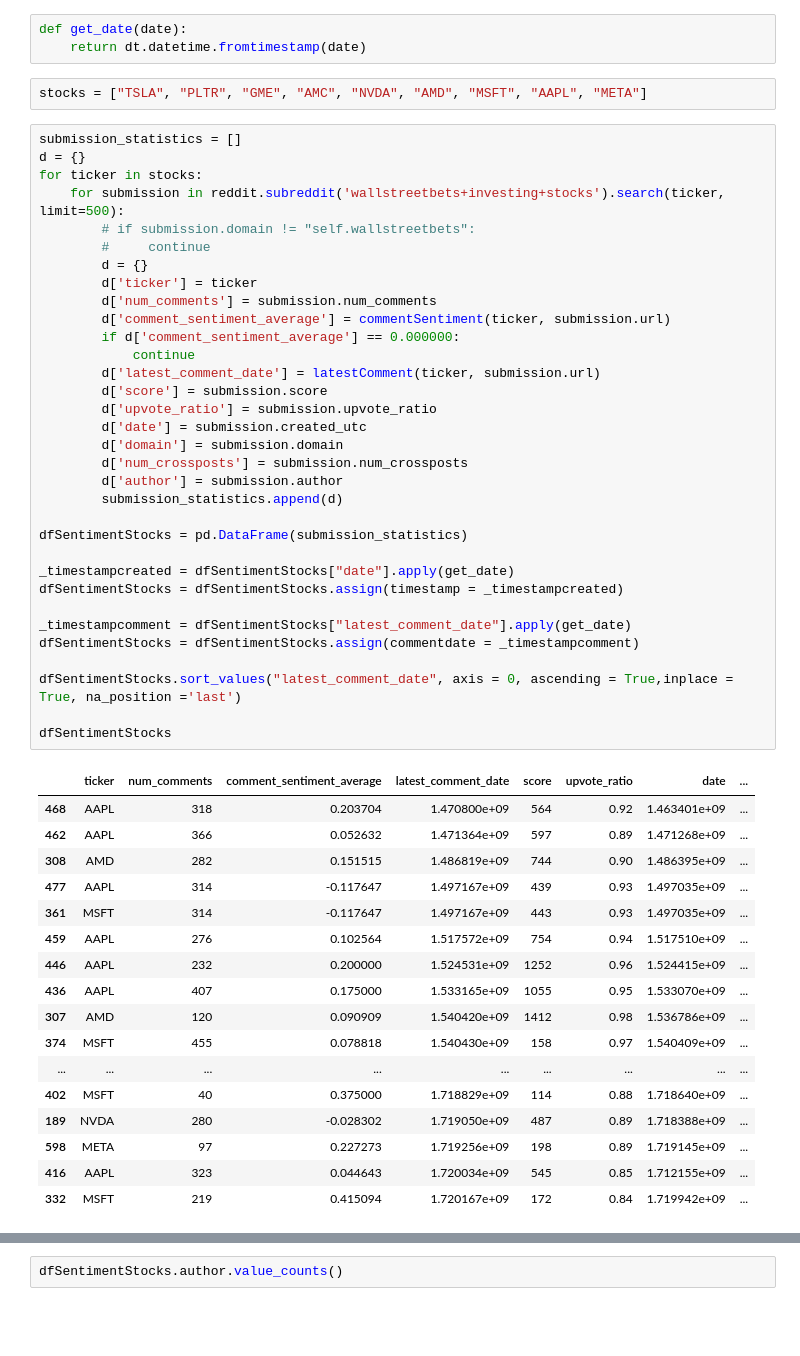
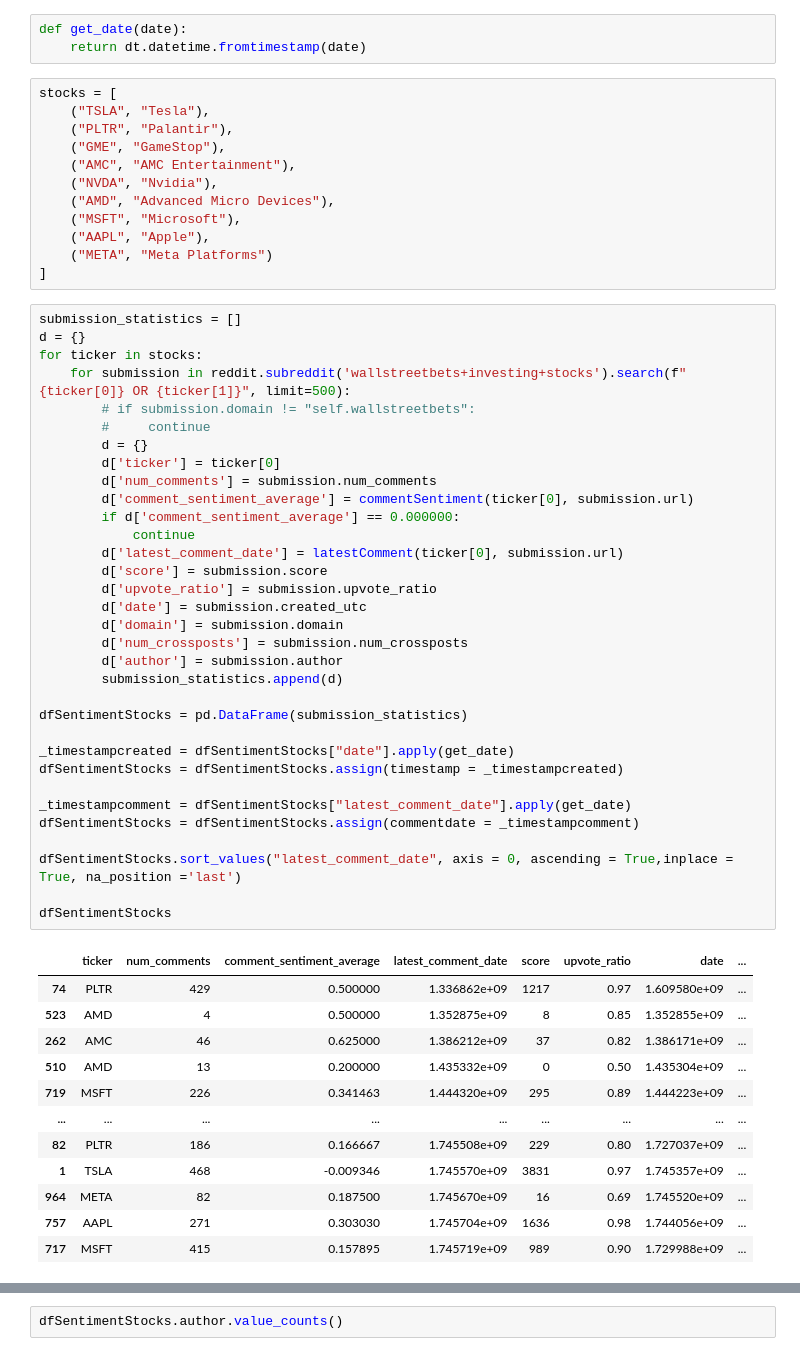
Before and after one commit to JacksonGiemza/reddit-sentiment-analysis, a Jupyter notebook: reddit/reddit.ipynb, the cells around one changed output, grey strips where cells are left out. Drawn from its saved outputs; the diff is of its cells as text; blank space fills up the shorter version.

```diff
--- a/reddit/reddit.ipynb
+++ b/reddit/reddit.ipynb
@@ -87,55 +88,60 @@ def latestComment(ticker, urlT):
 def get_date(date):
     return dt.datetime.fromtimestamp(date)
 # %%
-stocks = ["TSLA", "PLTR", "GME", "AMC", "NVDA", "AMD", "MSFT", "AAPL", "META"]
+stocks = [
+    ("TSLA", "Tesla"),
+    ("PLTR", "Palantir"),
+    ("GME", "GameStop"),
+    ("AMC", "AMC Entertainment"),
+    ("NVDA", "Nvidia"),
+    ("AMD", "Advanced Micro Devices"),
+    ("MSFT", "Microsoft"),
+    ("AAPL", "Apple"),
+    ("META", "Meta Platforms")
+]
 # %%
 submission_statistics = []
 d = {}
 for ticker in stocks:
-    for submission in reddit.subreddit('wallstreetbets+investing+stocks').search(ticker, limit=500):
+    for submission in reddit.subreddit('wallstreetbets+investing+stocks').search(f"{ticker[0]} OR {ticker[1]}", limit=500):
         # if submission.domain != "self.wallstreetbets":
         #     continue
         d = {}
-        d['ticker'] = ticker
+        d['ticker'] = ticker[0]
         d['num_comments'] = submission.num_comments
-        d['comment_sentiment_average'] = commentSentiment(ticker, submission.url)
+        d['comment_sentiment_average'] = commentSentiment(ticker[0], submission.url)
         if d['comment_sentiment_average'] == 0.000000:
             continue
-        d['latest_comment_date'] = latestComment(ticker, submission.url)
+        d['latest_comment_date'] = latestComment(ticker[0], submission.url)
         d['score'] = submission.score
         d['upvote_ratio'] = submission.upvote_ratio
         d['date'] = submission.created_utc
         d['domain'] = submission.domain
         d['num_crossposts'] = submission.num_crossposts
         d['author'] = submission.author
         submission_statistics.append(d)
 
 dfSentimentStocks = pd.DataFrame(submission_statistics)
 
 _timestampcreated = dfSentimentStocks["date"].apply(get_date)
 dfSentimentStocks = dfSentimentStocks.assign(timestamp = _timestampcreated)
 
 _timestampcomment = dfSentimentStocks["latest_comment_date"].apply(get_date)
 dfSentimentStocks = dfSentimentStocks.assign(commentdate = _timestampcomment)
 
 dfSentimentStocks.sort_values("latest_comment_date", axis = 0, ascending = True,inplace = True, na_position ='last')
 
 dfSentimentStocks
 # %% [output]
 |  | ticker | num_comments | comment_sentiment_average | latest_comment_date | score | upvote_ratio | date | ... |
-| 468 | AAPL | 318 | 0.203704 | 1.470800e+09 | 564 | 0.92 | 1.463401e+09 | ... |
-| 462 | AAPL | 366 | 0.052632 | 1.471364e+09 | 597 | 0.89 | 1.471268e+09 | ... |
-| 308 | AMD | 282 | 0.151515 | 1.486819e+09 | 744 | 0.90 | 1.486395e+09 | ... |
-| 477 | AAPL | 314 | -0.117647 | 1.497167e+09 | 439 | 0.93 | 1.497035e+09 | ... |
-| 361 | MSFT | 314 | -0.117647 | 1.497167e+09 | 443 | 0.93 | 1.497035e+09 | ... |
-| 459 | AAPL | 276 | 0.102564 | 1.517572e+09 | 754 | 0.94 | 1.517510e+09 | ... |
-| 446 | AAPL | 232 | 0.200000 | 1.524531e+09 | 1252 | 0.96 | 1.524415e+09 | ... |
-| 436 | AAPL | 407 | 0.175000 | 1.533165e+09 | 1055 | 0.95 | 1.533070e+09 | ... |
-| 307 | AMD | 120 | 0.090909 | 1.540420e+09 | 1412 | 0.98 | 1.536786e+09 | ... |
-| 374 | MSFT | 455 | 0.078818 | 1.540430e+09 | 158 | 0.97 | 1.540409e+09 | ... |
+| 74 | PLTR | 429 | 0.500000 | 1.336862e+09 | 1217 | 0.97 | 1.609580e+09 | ... |
+| 523 | AMD | 4 | 0.500000 | 1.352875e+09 | 8 | 0.85 | 1.352855e+09 | ... |
+| 262 | AMC | 46 | 0.625000 | 1.386212e+09 | 37 | 0.82 | 1.386171e+09 | ... |
+| 510 | AMD | 13 | 0.200000 | 1.435332e+09 | 0 | 0.50 | 1.435304e+09 | ... |
+| 719 | MSFT | 226 | 0.341463 | 1.444320e+09 | 295 | 0.89 | 1.444223e+09 | ... |
 | ... | ... | ... | ... | ... | ... | ... | ... | ... |
-| 402 | MSFT | 40 | 0.375000 | 1.718829e+09 | 114 | 0.88 | 1.718640e+09 | ... |
-| 189 | NVDA | 280 | -0.028302 | 1.719050e+09 | 487 | 0.89 | 1.718388e+09 | ... |
-| 598 | META | 97 | 0.227273 | 1.719256e+09 | 198 | 0.89 | 1.719145e+09 | ... |
-| 416 | AAPL | 323 | 0.044643 | 1.720034e+09 | 545 | 0.85 | 1.712155e+09 | ... |
-| 332 | MSFT | 219 | 0.415094 | 1.720167e+09 | 172 | 0.84 | 1.719942e+09 | ... |
+| 82 | PLTR | 186 | 0.166667 | 1.745508e+09 | 229 | 0.80 | 1.727037e+09 | ... |
+| 1 | TSLA | 468 | -0.009346 | 1.745570e+09 | 3831 | 0.97 | 1.745357e+09 | ... |
+| 964 | META | 82 | 0.187500 | 1.745670e+09 | 16 | 0.69 | 1.745520e+09 | ... |
+| 757 | AAPL | 271 | 0.303030 | 1.745704e+09 | 1636 | 0.98 | 1.744056e+09 | ... |
+| 717 | MSFT | 415 | 0.157895 | 1.745719e+09 | 989 | 0.90 | 1.729988e+09 | ... |
```
Also changed, not shown: parts of 4 cells of this notebook, 24 other files.
